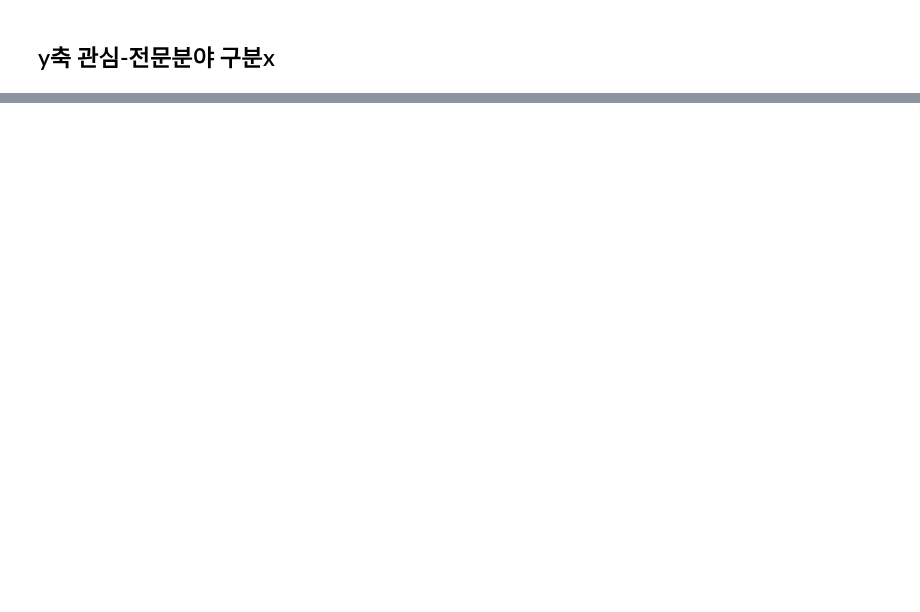
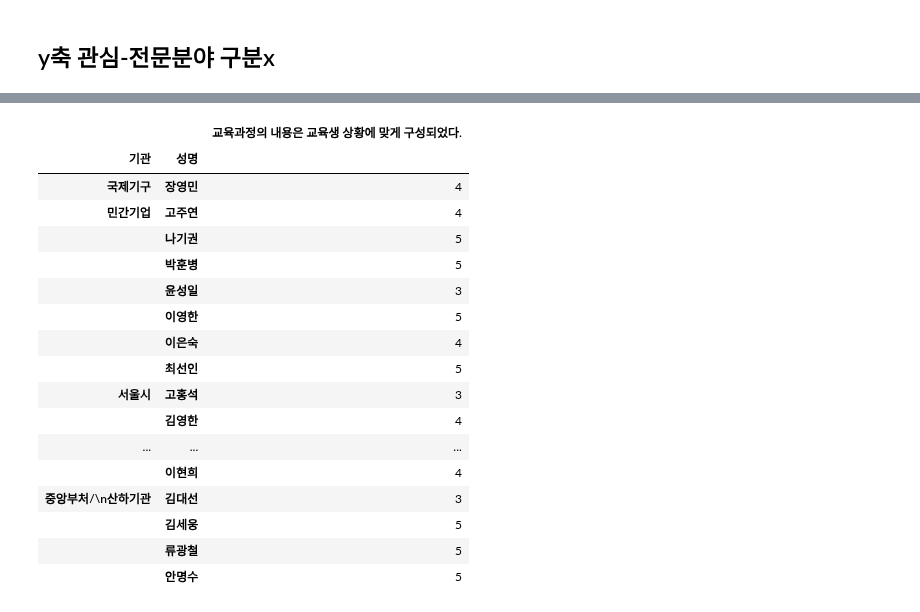
Before and after one commit to jgumin/jupyter-notebook, a Jupyter notebook: isus/scp교육생분석.ipynb, the cells around one changed output, grey strips where cells are left out. Saved outputs shown, nothing was run; the diff lists cells and outputs as text; code cells hidden in the pictures; blank space fills up the shorter version.

```diff
--- a/isus/scp교육생분석.ipynb
+++ b/isus/scp교육생분석.ipynb
@@ -540,0 +563,22 @@ fig.show()
+# %%
+post_group = post.groupby(['기관','성명'])
+post_group[['교육과정의 내용은 교육생 상황에 맞게 구성되었다.']].mean()
+# %% [output]
+|  |  | 교육과정의 내용은 교육생 상황에 맞게 구성되었다. |
+| 기관 | 성명 |  |
+| 국제기구 | 장영민 | 4 |
+| 민간기업 | 고주연 | 4 |
+|  | 나기권 | 5 |
+|  | 박훈병 | 5 |
+|  | 윤성일 | 3 |
+|  | 이영한 | 5 |
+|  | 이은숙 | 4 |
+|  | 최선인 | 5 |
+| 서울시 | 고홍석 | 3 |
+|  | 김영한 | 4 |
+| ... | ... | ... |
+|  | 이현희 | 4 |
+| 중앙부처/\n산하기관 | 김대선 | 3 |
+|  | 김세웅 | 5 |
+|  | 류광철 | 5 |
+|  | 안명수 | 5 |
```
Also changed, not shown: parts of 8 cells of this notebook.
